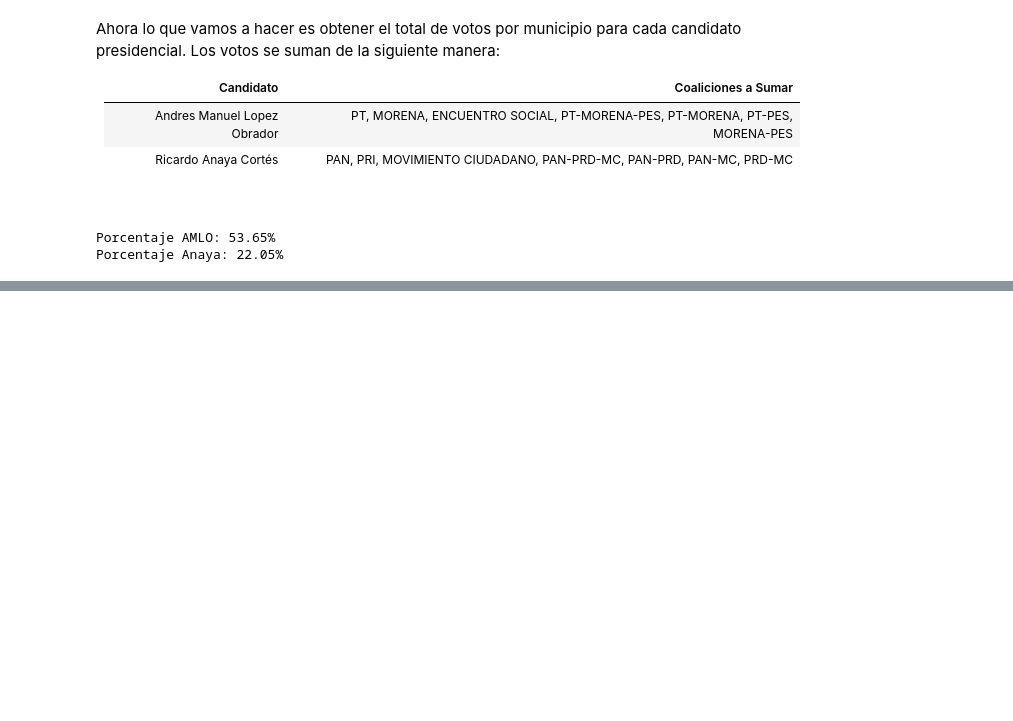
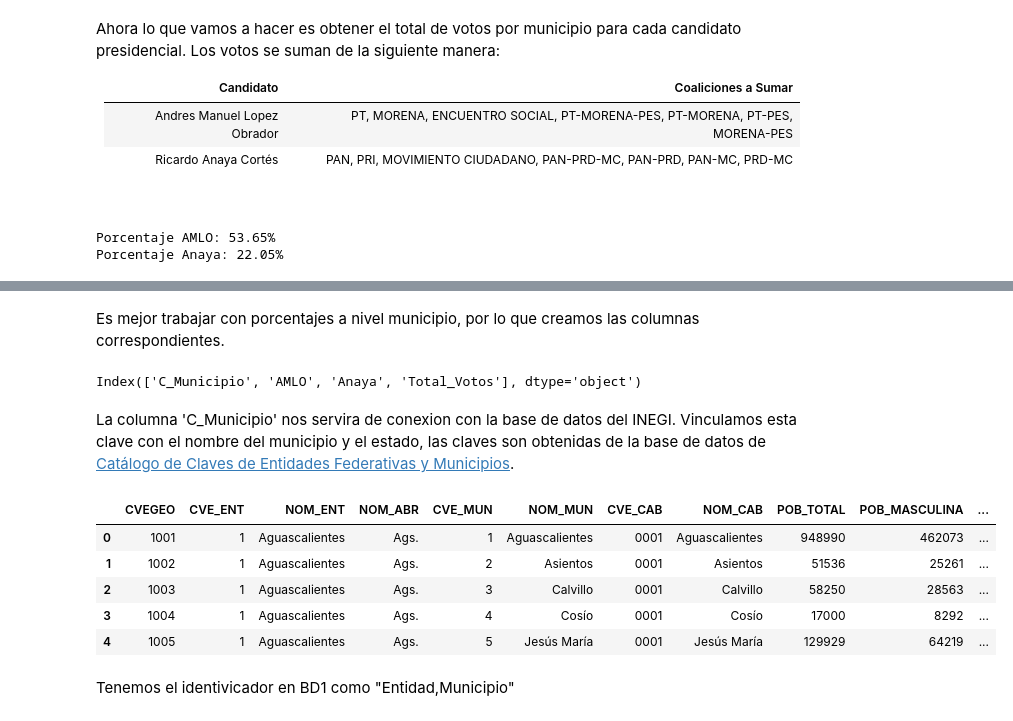
Before and after one commit to DavidGMtz/Analisis_elecciones_presidenciales_2018-, a Jupyter notebook: Votos.ipynb, the cells around one changed output, grey strips where cells are left out. Cells and saved outputs as stored; diff of their text form; code cells hidden in the pictures; blank space fills up the shorter version.

```diff
--- a/Votos.ipynb
+++ b/Votos.ipynb
@@ -225,0 +208,8 @@ Los porcentajes no difieren mucho de los publicados oficialmente por el INE en [
+# %% [markdown]
+Es mejor trabajar con porcentajes a nivel municipio, por lo que creamos las columnas correspondientes.
+# %%
+BD1["AMLO"] = (BD1["AMLO"]/BD1["Total_Votos"])*100
+BD1["Anaya"] = (BD1["Anaya"]/BD1["Total_Votos"])*100
+BD1 = BD1.reset_index()
+# %% [output]
+Index(['C_Municipio', 'AMLO', 'Anaya', 'Total_Votos'], dtype='object')
@@ -225,0 +221,14 @@ Los porcentajes no difieren mucho de los publicados oficialmente por el INE en [
+# %% [markdown]
+La columna 'C_Municipio' nos servira de conexion con la base de datos del INEGI. Vinculamos esta clave con el nombre del municipio y el estado, las claves son obtenidas de la base de datos de [Catálogo de Claves de Entidades Federativas y Municipios](https://www.inegi.org.mx/app/ageeml/#).
+# %%
+Nombre_municipios = pd.read_csv("Nombres_municipios.txt", sep="\t", quotechar='"', encoding="latin1")
+Nombre_municipios.head()
+# %% [output]
+|  | CVEGEO | CVE_ENT | NOM_ENT | NOM_ABR | CVE_MUN | NOM_MUN | CVE_CAB | NOM_CAB | POB_TOTAL | POB_MASCULINA | ... |
+| 0 | 1001 | 1 | Aguascalientes | Ags. | 1 | Aguascalientes | 0001 | Aguascalientes | 948990 | 462073 | ... |
+| 1 | 1002 | 1 | Aguascalientes | Ags. | 2 | Asientos | 0001 | Asientos | 51536 | 25261 | ... |
+| 2 | 1003 | 1 | Aguascalientes | Ags. | 3 | Calvillo | 0001 | Calvillo | 58250 | 28563 | ... |
+| 3 | 1004 | 1 | Aguascalientes | Ags. | 4 | Cosío | 0001 | Cosío | 17000 | 8292 | ... |
+| 4 | 1005 | 1 | Aguascalientes | Ags. | 5 | Jesús María | 0001 | Jesús María | 129929 | 64219 | ... |
+# %% [markdown]
+Tenemos el identivicador en BD1 como "Entidad,Municipio"
```
Also changed, not shown: parts of 14 cells of this notebook, 3 other files.
